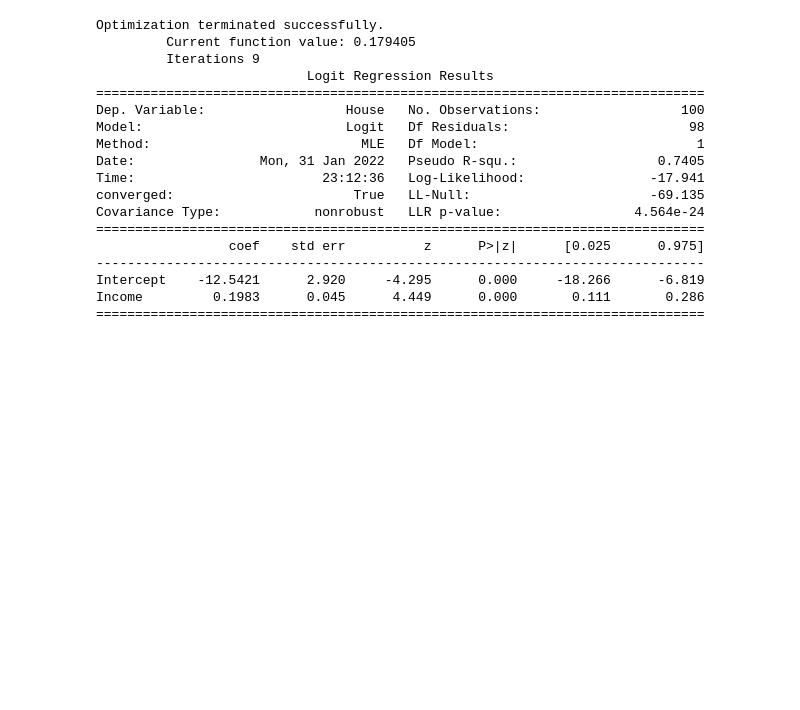
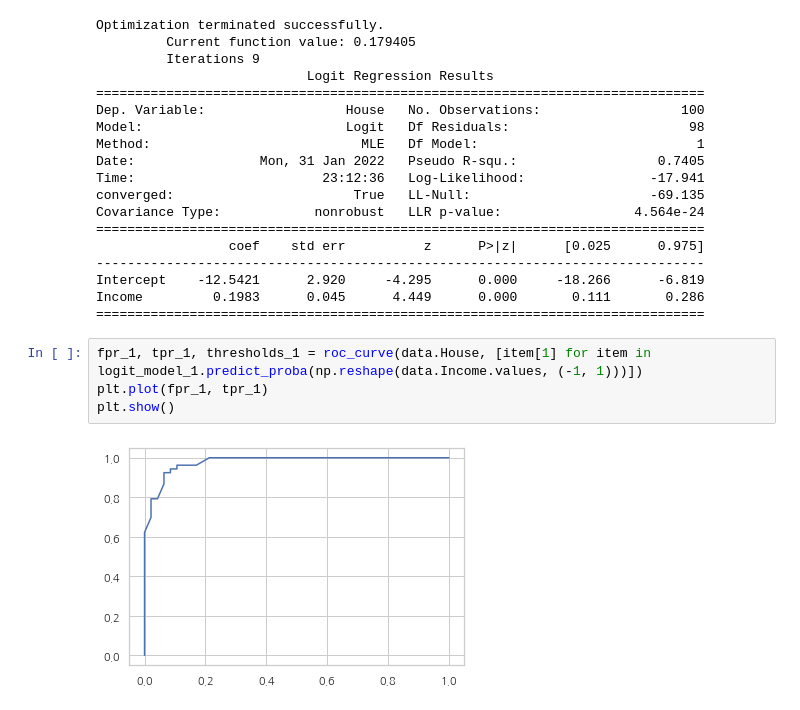
Before and after one commit to RainyHeaven/data_analytics, a Jupyter notebook: 제06장 로지스틱 회귀 분석/Logistic Regression.ipynb, the cells around one changed output. Cells and saved outputs as stored; diff of their text form; blank space fills up the shorter version.

```diff
--- a/제06장 로지스틱 회귀 분석/Logistic Regression.ipynb
+++ b/제06장 로지스틱 회귀 분석/Logistic Regression.ipynb
@@ -145,3 +150,9 @@ Covariance Type:            nonrobust   LLR p-value:                 4.564e-24
 Intercept    -12.5421      2.920     -4.295      0.000     -18.266      -6.819
 Income         0.1983      0.045      4.449      0.000       0.111       0.286
 ==============================================================================
+# %%
+fpr_1, tpr_1, thresholds_1 = roc_curve(data.House, [item[1] for item in logit_model_1.predict_proba(np.reshape(data.Income.values, (-1, 1)))])
+plt.plot(fpr_1, tpr_1)
+plt.show()
+# %% [output]
+[figure, added]
```
Also changed, not shown: parts of 50 cells of this notebook, 1 other file.
